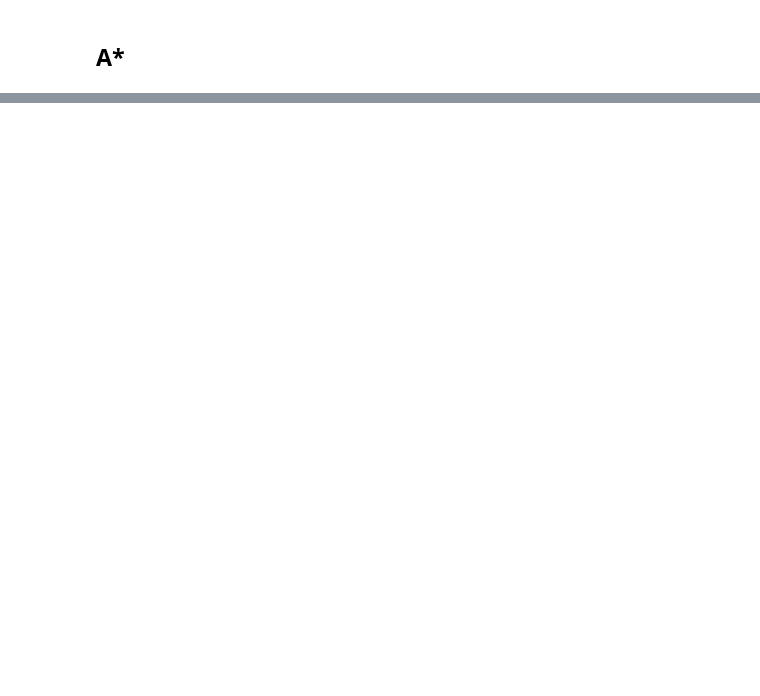
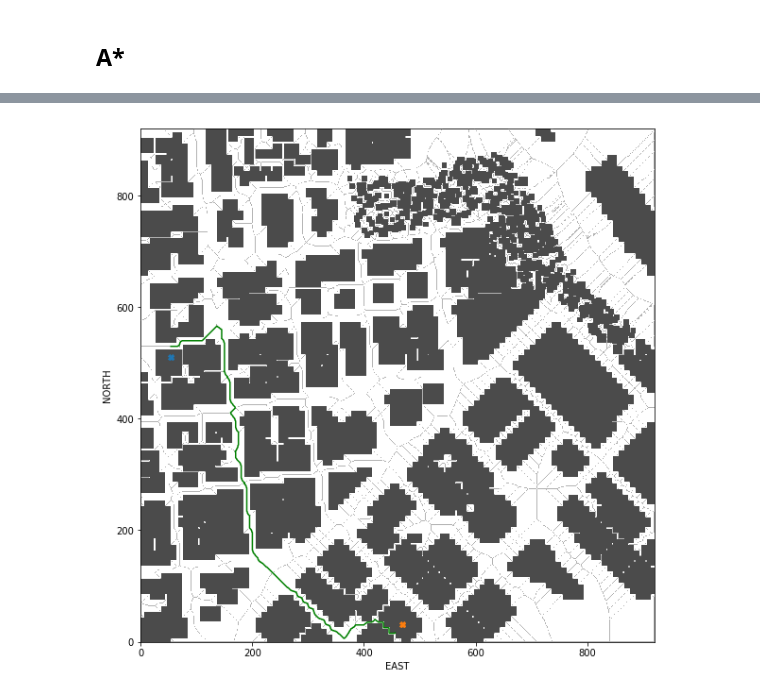
Before and after one commit to edupaz2/FCND-Motion-Planning, a Jupyter notebook: research_medial_axis.ipynb, the cells around one changed output, grey strips where cells are left out. Saved outputs shown, nothing was run; the diff lists cells and outputs as text; code cells hidden in the pictures; blank space fills up the shorter version.

```diff
--- a/research_medial_axis.ipynb
+++ b/research_medial_axis.ipynb
@@ -120,15 +153,20 @@ print("Path length = {0}, path cost = {1}".format(len(path), cost))
 # %%
 fig = plt.figure(figsize=(10,10))
 plt.imshow(grid, cmap='Greys', origin='lower')
-plt.imshow(skeleton, cmap='Greys', origin='lower', alpha=0.7)
+plt.imshow(skeleton, cmap='Greys', origin='lower', alpha=0.3)
 # For the purposes of the visual the east coordinate lay along
 # the x-axis and the north coordinates long the y-axis.
-plt.plot(start_ne[1], start_ne[0], 'x')
-plt.plot(goal_ne[1], goal_ne[0], 'x')
+plt.plot(start_ne[1], start_ne[0], 'X')
+plt.plot(goal_ne[1], goal_ne[0], 'X')
+
+nmin = np.min(data[:, 0])
+emin = np.min(data[:, 1])
 
 pp = np.array(path)
 plt.plot(pp[:, 1], pp[:, 0], 'g')
 
 plt.xlabel('EAST')
 plt.ylabel('NORTH')
 plt.show()
+# %% [output]
+[figure, added]
```
Also changed, not shown: parts of 12 cells of this notebook, 3 other files.
